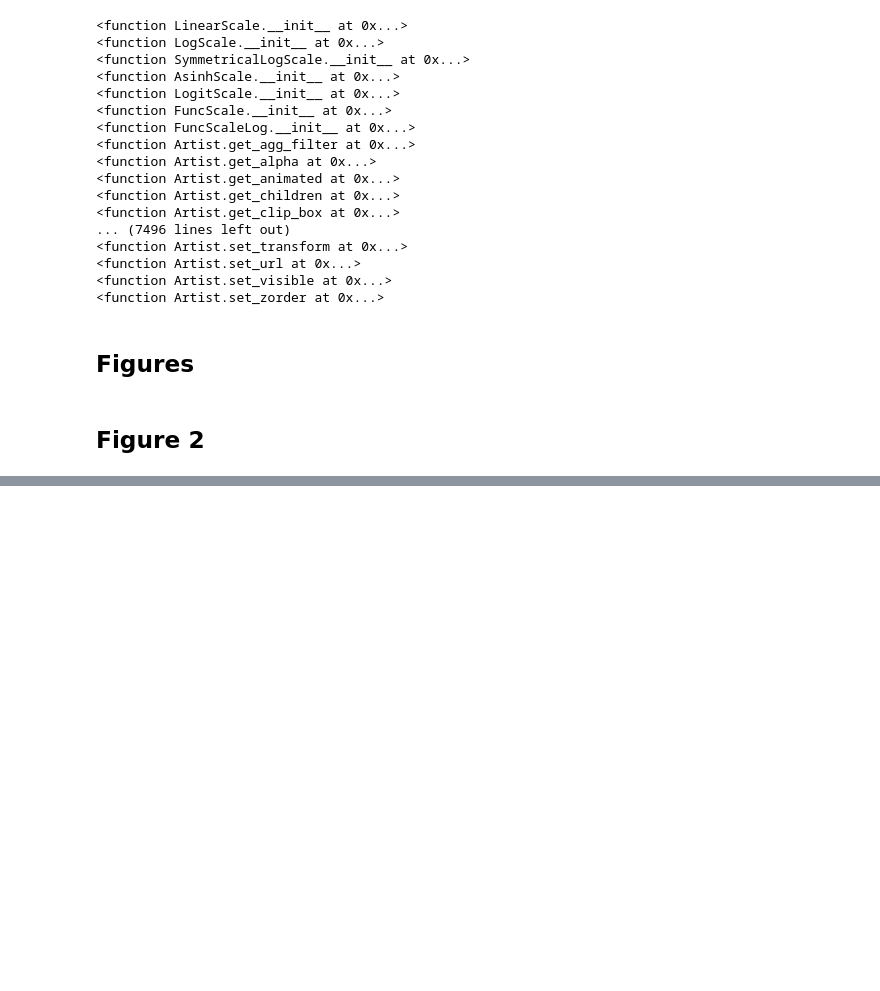
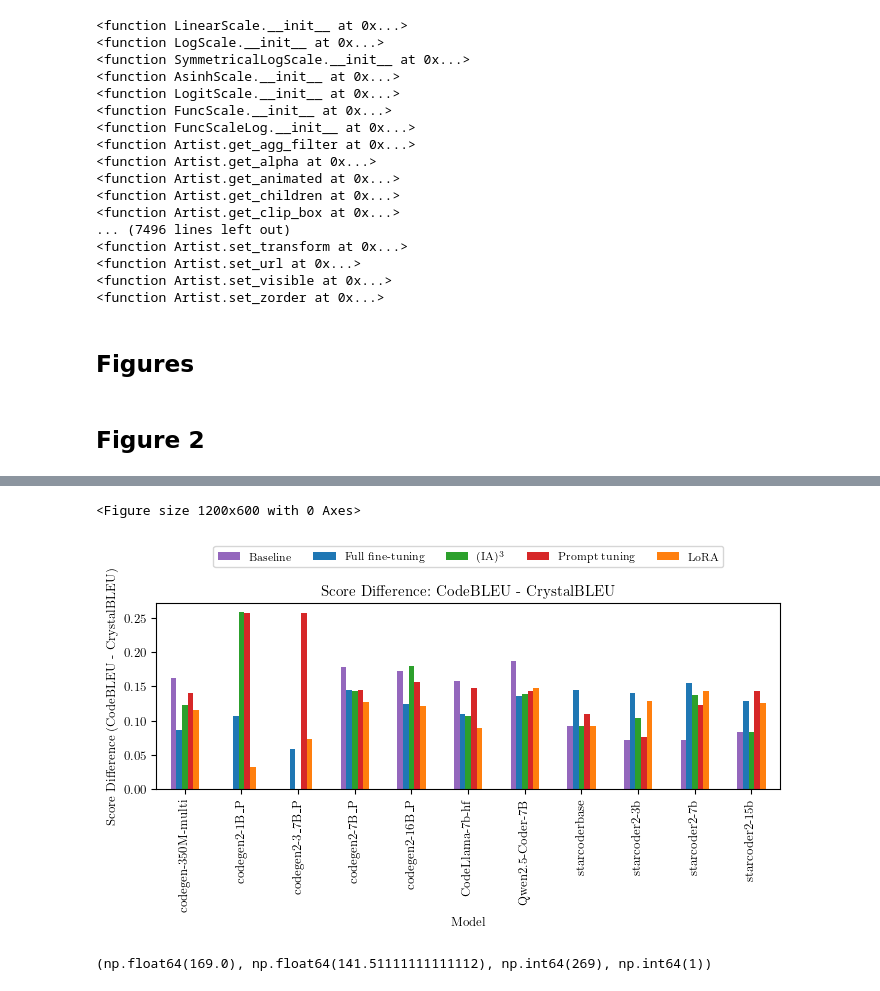
Before and after one commit to andstor/peft-unit-test-generation-replication-package, a Jupyter notebook: analysis/plots.ipynb, the cells around one changed output, grey strips where cells are left out. Cells and saved outputs as stored; diff of their text form; code cells hidden in the pictures; blank space fills up the shorter version.

```diff
--- a/analysis/plots.ipynb
+++ b/analysis/plots.ipynb
@@ -216,0 +312,53 @@ fig.savefig('../figures/cost_efficiency.pgf', bbox_inches='tight')
+# %%
+import matplotlib.pyplot as plt
+import pandas as pd
+# Assuming the scores, mappings, and size variables are already loaded/defined.
+
+# 1. Calculate the difference: CodeBLEU - CrystalBLEU
+# A positive score means CodeBLEU is higher; a negative score means CrystalBLEU is higher.
+difference_scores = codebleu_scores - crystalbleu_scores
+
+# 2. Define the plot title
+DIFFERENCE_TITLE = 'Score Difference: CodeBLEU - CrystalBLEU'
+
+# 3. Create the bar plot
+plt.figure(figsize=(12, 6)) # Adjust figure size as needed
+
+# Plot the difference scores, using the existing color map for methods
+difference_scores.plot(
+    kind='bar',
+    color=[color_map[c] for c in difference_scores.columns]
+)
+
+# Set the title and labels
+plt.title(DIFFERENCE_TITLE)
+plt.ylabel('Score Difference (CodeBLEU - CrystalBLEU)')
+plt.xlabel('Model')
+
+plt.gcf().set_size_inches(7.00697, 4.5)
+# set legend outside the plot on line above
+#
+plt.legend(
+    [method_mapping[c] for c in codebleu_scores.columns],
+    bbox_to_anchor=(0.5, 1.25),  # (X-center, Y-above_plot). Adjust Y value (1.15) as needed.
+    loc='center',                # Anchor the center of the legend box to the BBOX coordinates.
+    ncol=len(codebleu_scores.columns), # Crucial: Sets the number of columns to the total number of methods.
+    fontsize=SMALL_SIZE,
+    borderaxespad=0.
+)
+
+plt.tight_layout()
+plt.show()
+# %% [output]
+<Figure size 1200x600 with 0 Axes>
+[figure, added]
+# %%
+a =[102, 228, 253, 144, 222, 25, 138, 154, 6, 2, 88, 55, 199, 269, 31, 244, 29, 175, 225,191,100,200,225,22,169,24,117,194,1,167,52,20,59,34,193,29,189,227,267,224,33,178,50,249,35,216,230,14,1,211]
+a =[102, 228, 253, 144, 222,  138, 154, 6, 2, 88, 55, 199, 269, 31, 244, 175, 225,191,100,200,225,22,169,117,194,1,167,52,20,59,34,193,189,227,267,224,33,178,50,249,216,230,14,1,211]
+a.sort()
+# median a
+
+import numpy as np
+np.median(a), np.mean(a), np.max(a), np.min(a)
+# %% [output]
+(np.float64(169.0), np.float64(141.51111111111112), np.int64(269), np.int64(1))
```
Also changed, not shown: parts of 9 cells of this notebook.
